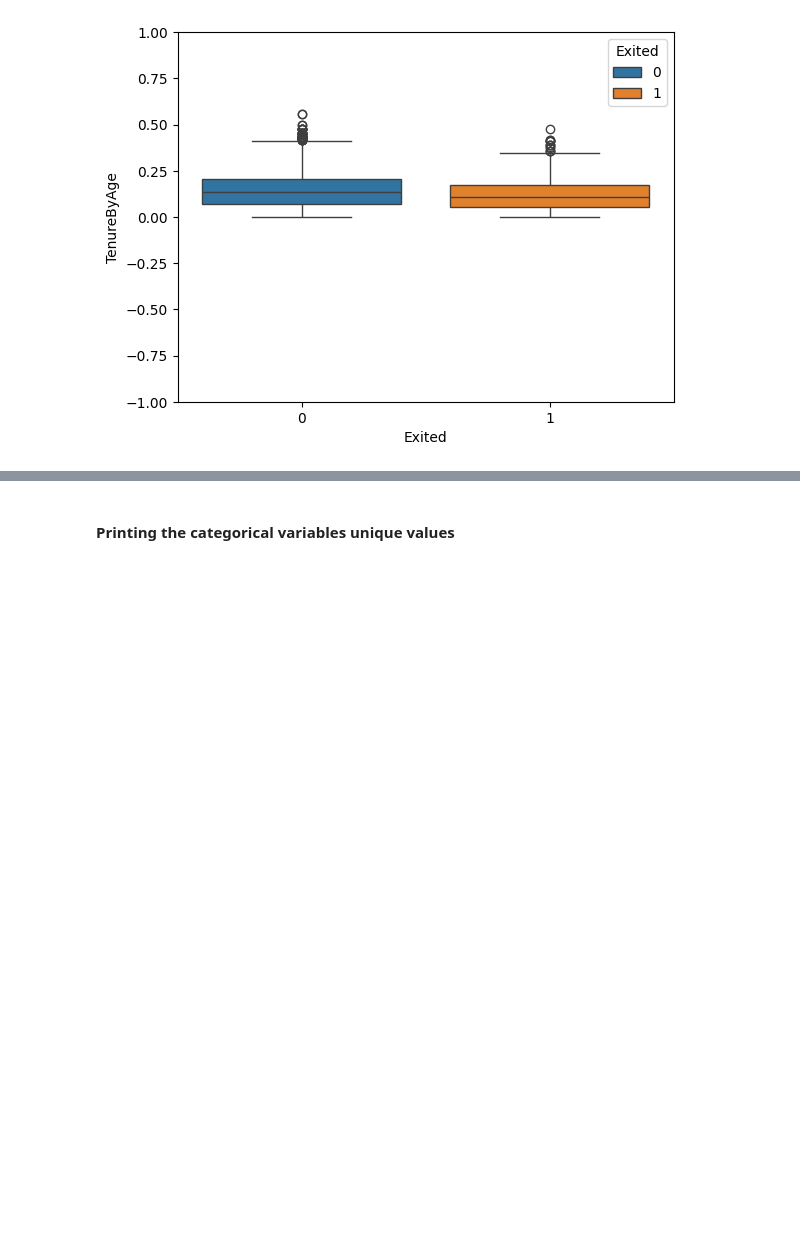
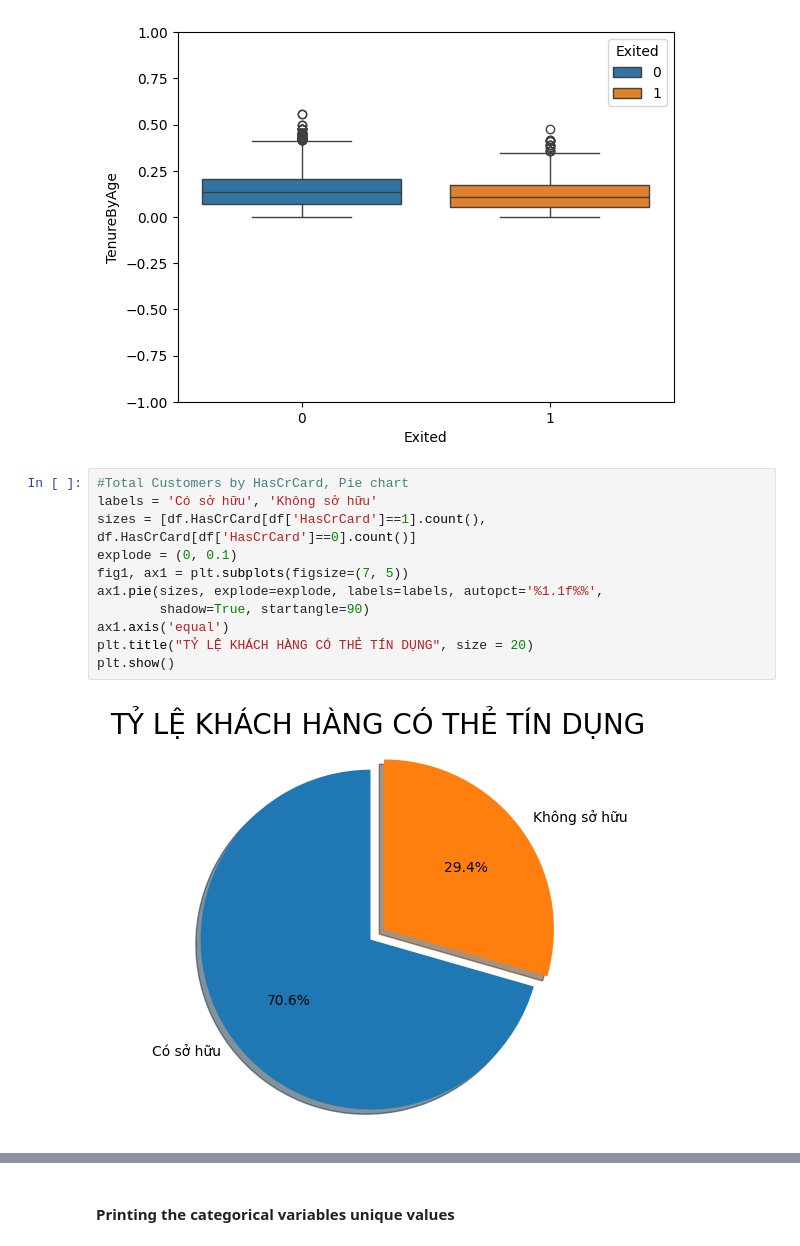
Before and after one commit to duphatminh/Bank_Customer_Churn_Prediction, a Jupyter notebook: notebooks/main.ipynb, the cells around one changed output, grey strips where cells are left out. Saved outputs shown, nothing was run; the diff lists cells and outputs as text; blank space fills up the shorter version.

```diff
--- a/notebooks/main.ipynb
+++ b/notebooks/main.ipynb
@@ -114,3 +112,16 @@ plt.ylim(-1, 1)
 plt.show()
 # %% [output]
 [figure]
+# %%
+#Total Customers by HasCrCard, Pie chart
+labels = 'Có sở hữu', 'Không sở hữu'
+sizes = [df.HasCrCard[df['HasCrCard']==1].count(), df.HasCrCard[df['HasCrCard']==0].count()]
+explode = (0, 0.1)
+fig1, ax1 = plt.subplots(figsize=(7, 5))
+ax1.pie(sizes, explode=explode, labels=labels, autopct='%1.1f%%',
+        shadow=True, startangle=90)
+ax1.axis('equal')
+plt.title("TỶ LỆ KHÁCH HÀNG CÓ THẺ TÍN DỤNG", size = 20)
+plt.show()
+# %% [output]
+[figure, added]
```
Also changed, not shown: parts of 8 cells of this notebook, 13 other files.
